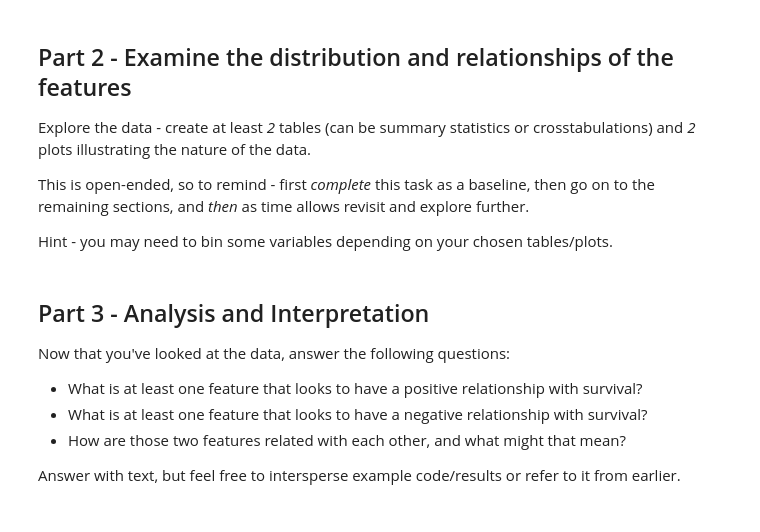
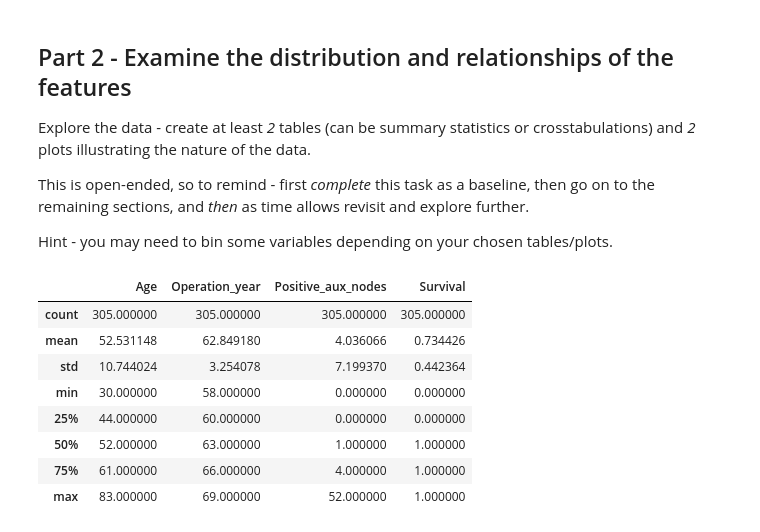
Before and after one commit to ngriggs/DS-Unit-1-Sprint-1-Dealing-With-Data, a Jupyter notebook: DS_Unit_1_Sprint_Challenge_1.ipynb, the cells around one changed output. Cells and saved outputs as stored; diff of their text form; code cells hidden in the pictures.

```diff
--- a/DS_Unit_1_Sprint_Challenge_1.ipynb
+++ b/DS_Unit_1_Sprint_Challenge_1.ipynb
@@ -46,10 +113,15 @@ Hint - you may need to bin some variables depending on your chosen tables/plots.
-# %% [markdown]
-## Part 3 - Analysis and Interpretation
-
-Now that you've looked at the data, answer the following questions:
-
-- What is at least one feature that looks to have a positive relationship with survival?
-- What is at least one feature that looks to have a negative relationship with survival?
-- How are those two features related with each other, and what might that mean?
-
-Answer with text, but feel free to intersperse example code/results or refer to it from earlier.
+# %%
+# first we'll take a look at some statistics for the dataset
+# average for the survival status column is 73%, so there are more people
+# who survived longer than 5 years
+df.describe()
+# %% [output]
+|  | Age | Operation_year | Positive_aux_nodes | Survival |
+| count | 305.000000 | 305.000000 | 305.000000 | 305.000000 |
+| mean | 52.531148 | 62.849180 | 4.036066 | 0.734426 |
+| std | 10.744024 | 3.254078 | 7.199370 | 0.442364 |
+| min | 30.000000 | 58.000000 | 0.000000 | 0.000000 |
+| 25% | 44.000000 | 60.000000 | 0.000000 | 0.000000 |
+| 50% | 52.000000 | 63.000000 | 1.000000 | 1.000000 |
+| 75% | 61.000000 | 66.000000 | 4.000000 | 1.000000 |
+| max | 83.000000 | 69.000000 | 52.000000 | 1.000000 |
```
Also changed, not shown: parts of 24 cells of this notebook.
